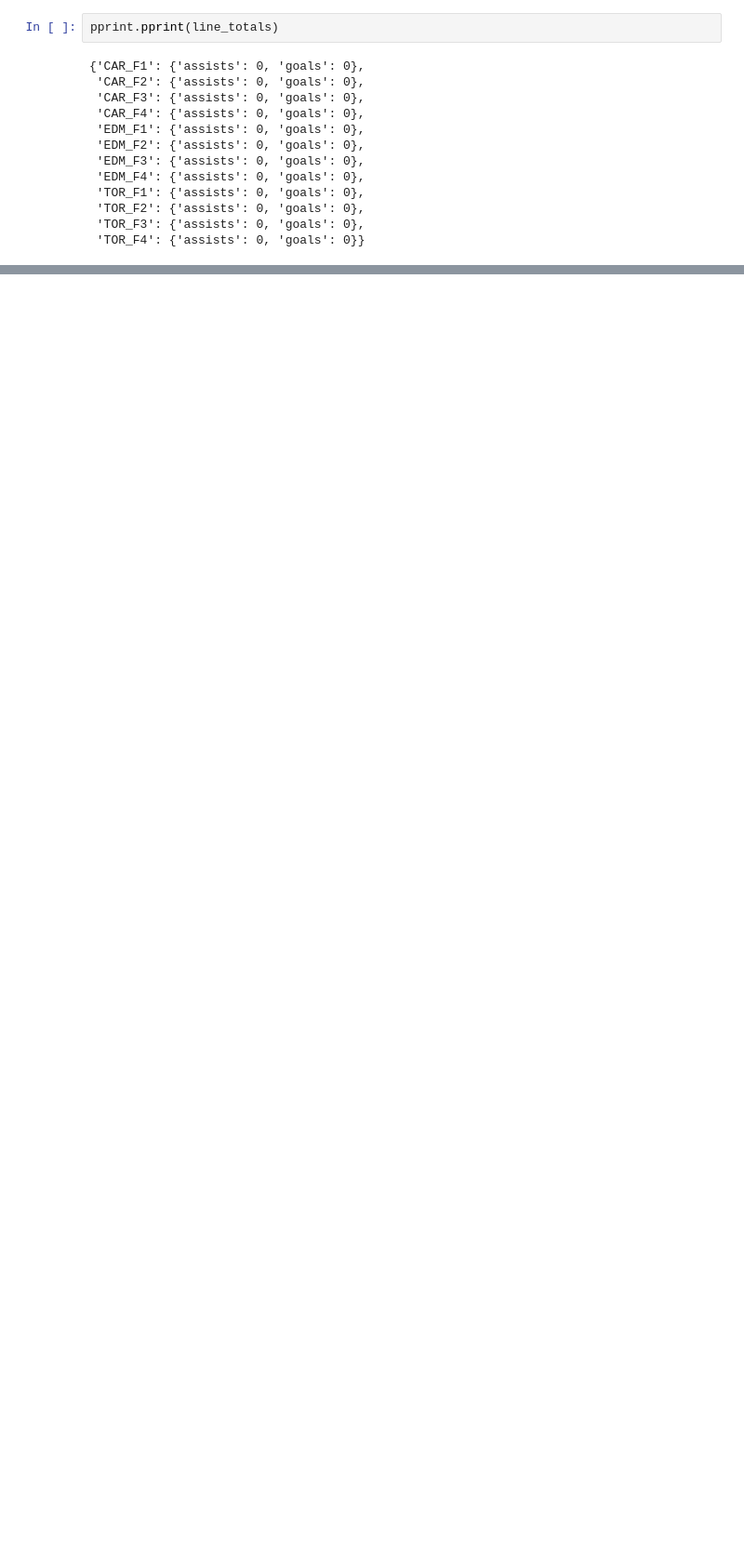
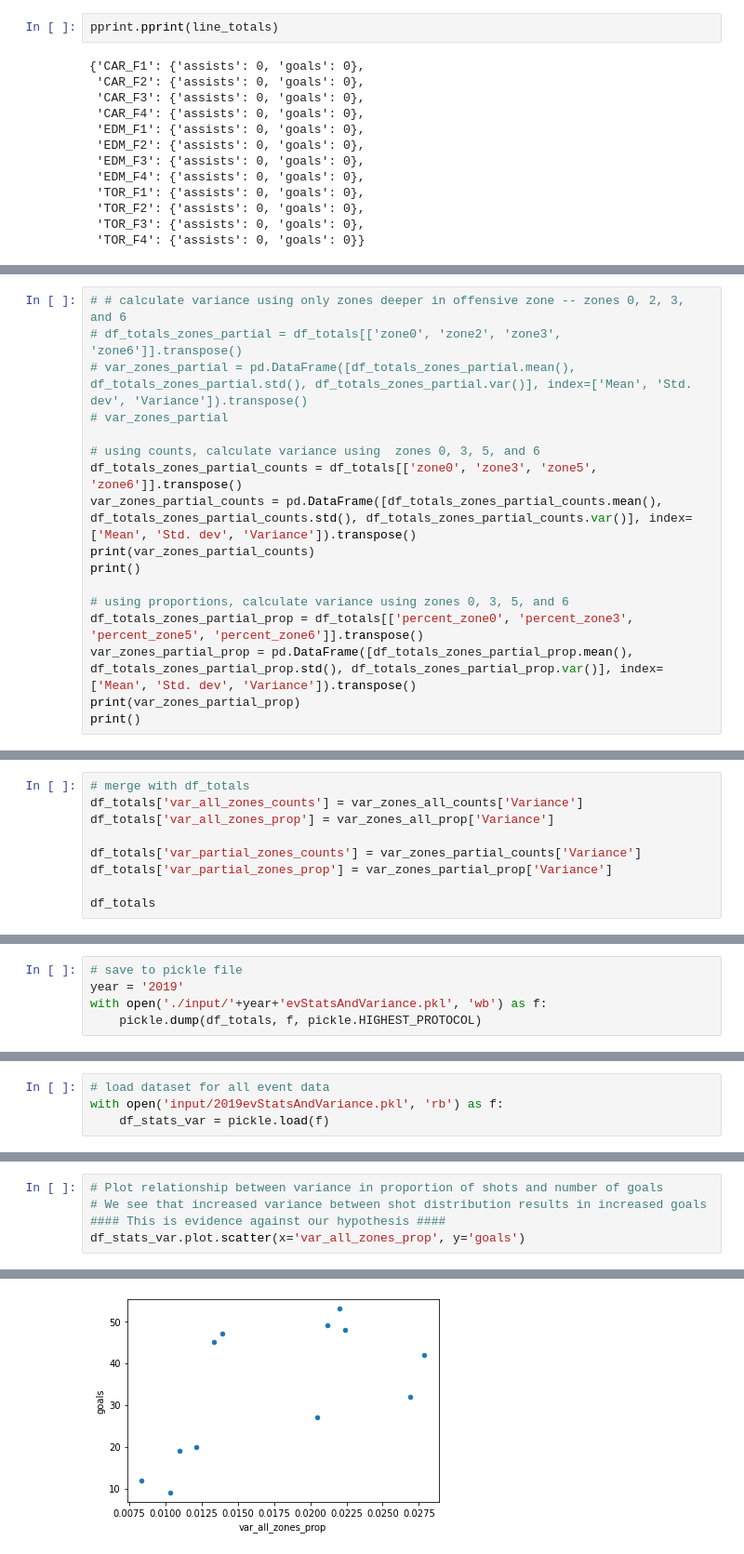
Before and after one commit to shawd420/nhl_offense_optimization, a Jupyter notebook: stat_counter.ipynb, the cells around one changed output, grey strips where cells are left out. Shown at 93% size. Cells and saved outputs as stored; diff of their text form; blank space fills up the shorter version.

```diff
--- a/stat_counter.ipynb
+++ b/stat_counter.ipynb
@@ -189,0 +413,17 @@ pd.DataFrame.from_dict(line_totals)
+# %%
+# # calculate variance using only zones deeper in offensive zone -- zones 0, 2, 3, and 6
+# df_totals_zones_partial = df_totals[['zone0', 'zone2', 'zone3', 'zone6']].transpose()
+# var_zones_partial = pd.DataFrame([df_totals_zones_partial.mean(), df_totals_zones_partial.std(), df_totals_zones_partial.var()], index=['Mean', 'Std. dev', 'Variance']).transpose()
+# var_zones_partial
+
+# using counts, calculate variance using  zones 0, 3, 5, and 6
+df_totals_zones_partial_counts = df_totals[['zone0', 'zone3', 'zone5', 'zone6']].transpose()
+var_zones_partial_counts = pd.DataFrame([df_totals_zones_partial_counts.mean(), df_totals_zones_partial_counts.std(), df_totals_zones_partial_counts.var()], index=['Mean', 'Std. dev', 'Variance']).transpose()
+print(var_zones_partial_counts)
+print()
+
+# using proportions, calculate variance using zones 0, 3, 5, and 6
+df_totals_zones_partial_prop = df_totals[['percent_zone0', 'percent_zone3', 'percent_zone5', 'percent_zone6']].transpose()
+var_zones_partial_prop = pd.DataFrame([df_totals_zones_partial_prop.mean(), df_totals_zones_partial_prop.std(), df_totals_zones_partial_prop.var()], index=['Mean', 'Std. dev', 'Variance']).transpose()
+print(var_zones_partial_prop)
+print()
@@ -189,0 +448,9 @@ pd.DataFrame.from_dict(line_totals)
+# %%
+# merge with df_totals
+df_totals['var_all_zones_counts'] = var_zones_all_counts['Variance']
+df_totals['var_all_zones_prop'] = var_zones_all_prop['Variance']
+
+df_totals['var_partial_zones_counts'] = var_zones_partial_counts['Variance']
+df_totals['var_partial_zones_prop'] = var_zones_partial_prop['Variance']
+
+df_totals
@@ -189,0 +472,5 @@ pd.DataFrame.from_dict(line_totals)
+# %%
+# save to pickle file
+year = '2019'
+with open('./input/'+year+'evStatsAndVariance.pkl', 'wb') as f:
+    pickle.dump(df_totals, f, pickle.HIGHEST_PROTOCOL)
@@ -189,0 +479,4 @@ pd.DataFrame.from_dict(line_totals)
+# %%
+# load dataset for all event data
+with open('input/2019evStatsAndVariance.pkl', 'rb') as f:
+    df_stats_var = pickle.load(f)
@@ -189,0 +500,6 @@ pd.DataFrame.from_dict(line_totals)
+# %%
+# Plot relationship between variance in proportion of shots and number of goals
+# We see that increased variance between shot distribution results in increased goals
+#### This is evidence against our hypothesis ####
+df_stats_var.plot.scatter(x='var_all_zones_prop', y='goals')
+# %% [output]
@@ -189,0 +507 @@ pd.DataFrame.from_dict(line_totals)
+[figure, added]
```
Also changed, not shown: parts of 29 cells of this notebook, 8 other files.
